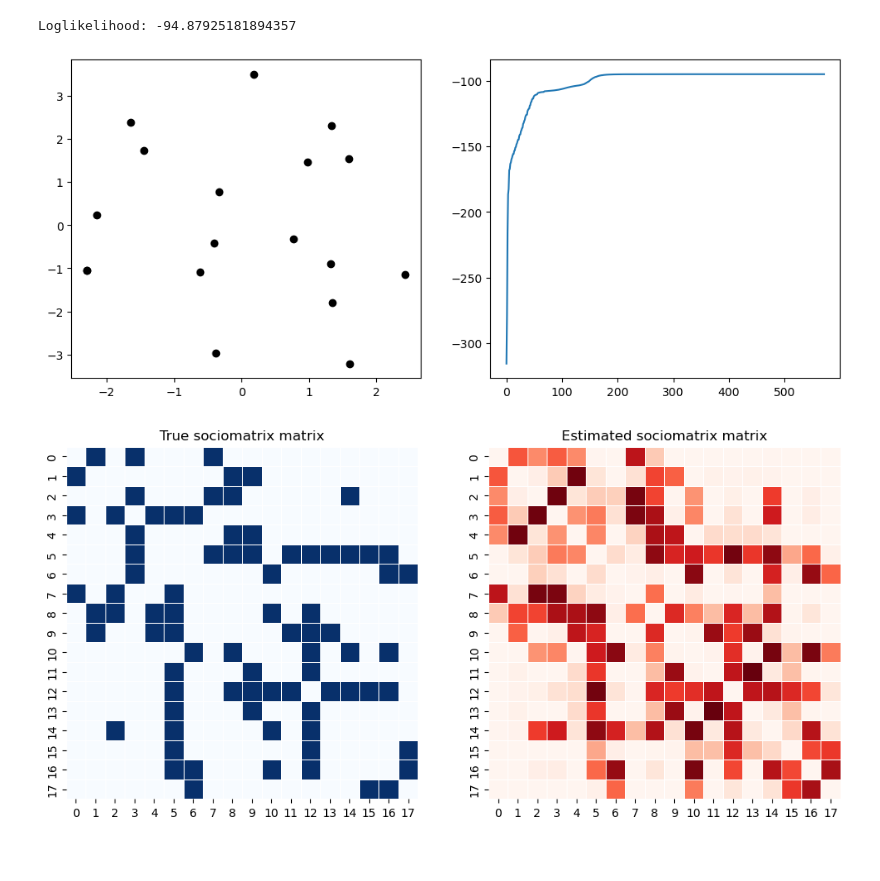
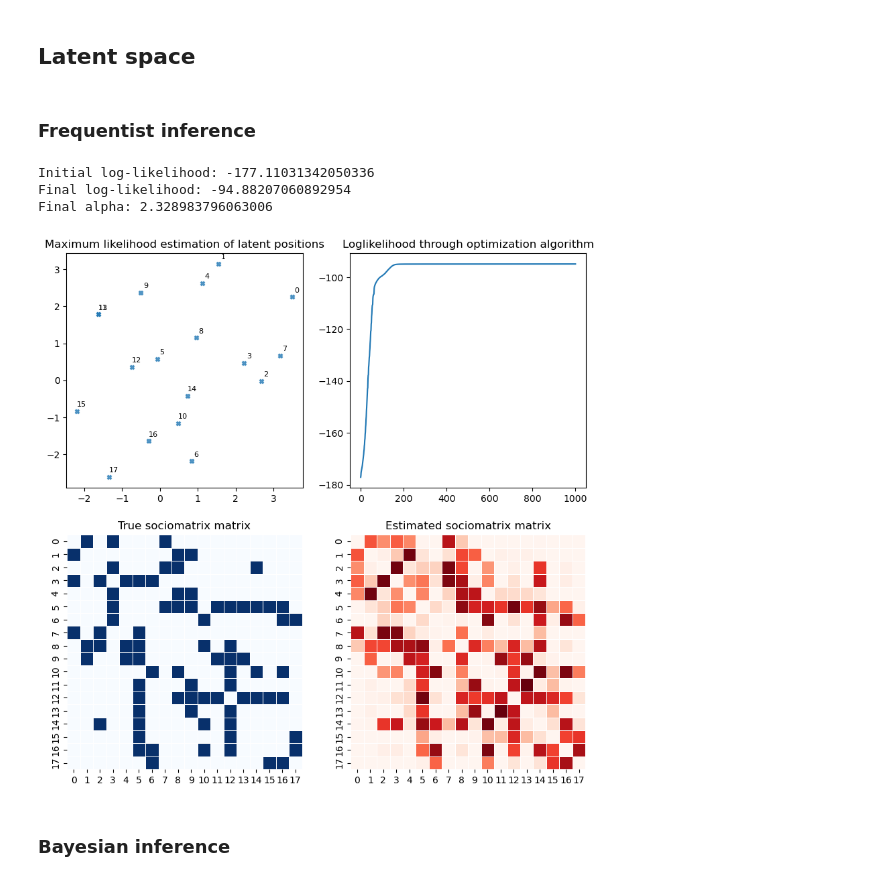
Before and after one commit to cnosa/LatentSpaces_Network_Manifold, a Jupyter notebook: Monks/EuclideanR2.ipynb, the cells around one changed output. Drawn from its saved outputs; the diff is of its cells as text; code cells hidden in the pictures; blank space fills up the shorter version.

```diff
--- a/Monks/EuclideanR2.ipynb
+++ b/Monks/EuclideanR2.ipynb
@@ -45,12 +13,22 @@ plt.show()
 # %%
+import zipfile
+from io import BytesIO as StringIO
+
+with zipfile.ZipFile("sampson_data.zip") as zf:
+    g = StringIO(zf.read("samplike1.txt"))
+
+G = nx.read_edgelist(g, delimiter="\t")
+plt.figure(figsize=(6,6))
+nx.draw(G, with_labels=True, node_color='lightblue', edge_color='gray', node_size=800)
+plt.title("Monks Network")
+plt.show()
 node_mapping = {node: i for i, node in enumerate(G.nodes())}
 G = nx.relabel_nodes(G, node_mapping)
-
+n = len(G.nodes)
 
 Y = nx.to_numpy_array(G, dtype=float)
 
-plt.figure(figsize=(10, 10))
-sns.heatmap(Y, annot=False, cmap="Blues", cbar=False, square=True, linewidths=0.01, linecolor='white')
-plt.title("True sociomatrix")
+sns.heatmap(Y, annot=False, cmap="Blues", cbar=False, square=True, linewidths=0.5, linecolor='white')
+plt.title("Sociomatrix")
 plt.show()
 # %% [output]
@@ -66,32 +37,44 @@ plt.show()
-# %%
-Z_ML, a_ML, historyZ, historya  =  SearchingMLE(G, np.random.randn(n, 2),np.random.randn(),1000)
-Z_ML = Z_ML - np.mean(Z_ML, axis=0)
-
-print("Loglikelihood:", loglikelihood(G, Z_ML,a_ML))
-
-fig, ax = plt.subplots(1,2,figsize = (12,5))
-ax[0].plot(Z_ML[:,0],Z_ML[:,1], 'ko')
-ax[1].plot([loglikelihood(G, historyZ[t],historya[t]) for t in range(len(historya))])
-plt.show()
-# %% [output]
-Loglikelihood: -94.87925181894357
-[figure, removed]
+# %% [markdown]
+## Latent space
+# %% [markdown]
+### Frequentist inference
 # %%
+
+Z_init = np.random.rand(n,2)
+a_init = np.random.randn()
+Z_ML, a_ML, historyZ, historya =  SearchingMLE(G, Z_init ,a_init,1000)
+print("Initial log-likelihood:", loglikelihood(G,Z_init,a_init))
+print("Final log-likelihood:", loglikelihood(G,Z_ML,a_ML))
+print("Final alpha:", a_ML)
 Y_ML = np.zeros((n, n))
 for i in range(n):
     for j in range(n):
         if j != i:
             Y_ML[i,j] = expit(a_ML - 0.5 * np.linalg.norm(Z_ML[i] - Z_ML[j])**2)
 
-plt.figure(figsize=(12,6))
-plt.subplot(1,2,1)
+
+plt.figure(figsize=(10,10))
+plt.subplot(2,2,1)
+plt.scatter(Z_ML[:, 0], Z_ML[:, 1], s=20, alpha=0.7,marker="X")
+for i, (x, y) in enumerate(Z_ML):
+    plt.annotate(str(i), (x, y), textcoords="offset points", xytext=(5,5), ha='center', fontsize=8)
+plt.title("Maximum likelihood estimation of latent positions")
+plt.subplot(2,2,2)
+plt.plot([loglikelihood(G, historyZ[t],historya[t]) for t in range(len(historya))])
+plt.title("Loglikelihood through optimization algorithm")
+plt.subplot(2,2,3)
 sns.heatmap(Y, annot=False, cmap="Blues", cbar=False, square=True, linewidths=0.5, linecolor='white')
 plt.title("True sociomatrix matrix")
-plt.subplot(1,2,2)
+plt.subplot(2,2,4)
 sns.heatmap(Y_ML, annot=False, cmap="Reds", cbar=False, square=True, linewidths=0.5, linecolor='white')
 plt.title("Estimated sociomatrix matrix")
 plt.show()
 # %% [output]
+Initial log-likelihood: -177.11031342050336
+Final log-likelihood: -94.88207060892954
+Final alpha: 2.328983796063006
-[figure, old version]
+[figure, new version]
+# %% [markdown]
+### Bayesian inference
 # %%
 # Execute HMC
```
Also changed, not shown: parts of 24 cells of this notebook, 20 other files.
